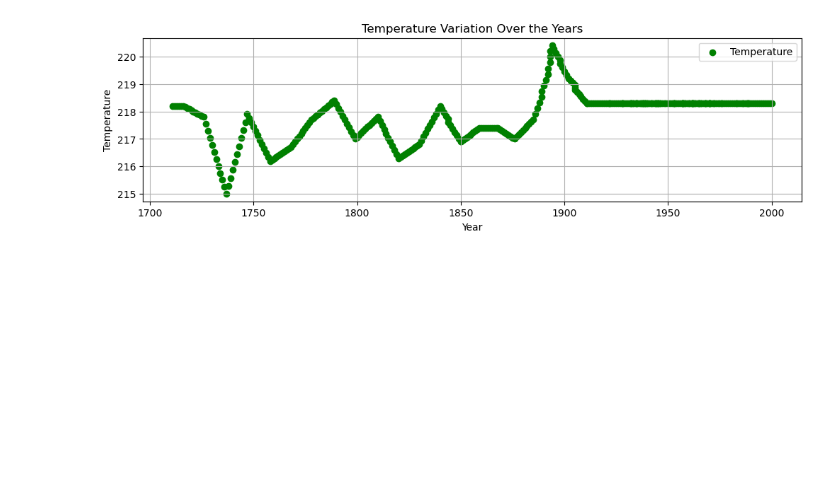
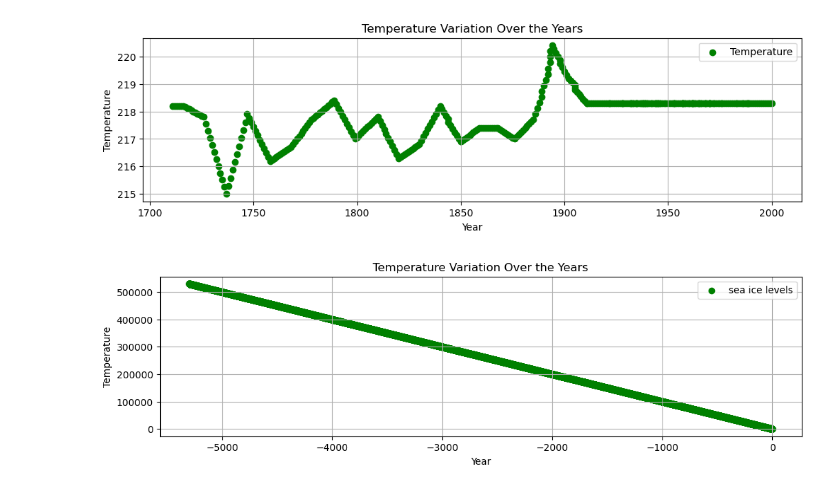
Before and after one commit to keithmmc/pda2, a Jupyter notebook: projecttest.ipynb, the cells around one changed output. Cells and saved outputs as stored; diff of their text form; code cells hidden in the pictures; blank space fills up the shorter version.

```diff
--- a/projecttest.ipynb
+++ b/projecttest.ipynb
@@ -1006,3 +1030,15 @@ plt.grid(True)
 plt.show()
 # %% [output]
 [figure]
+# %%
+plt.figure(figsize=(12, 3))
+
+plt.scatter(filtered_seaice['age_calkaBP'], filtered_seaice['Transformed Year'], label='sea ice levels', color='green')
+plt.xlabel('Year')
+plt.ylabel('Temperature')
+plt.title('Temperature Variation Over the Years')
+plt.legend()
+plt.grid(True)
+plt.show()
+# %% [output]
+[figure, added]
```
Also changed, not shown: parts of 10 cells of this notebook.
